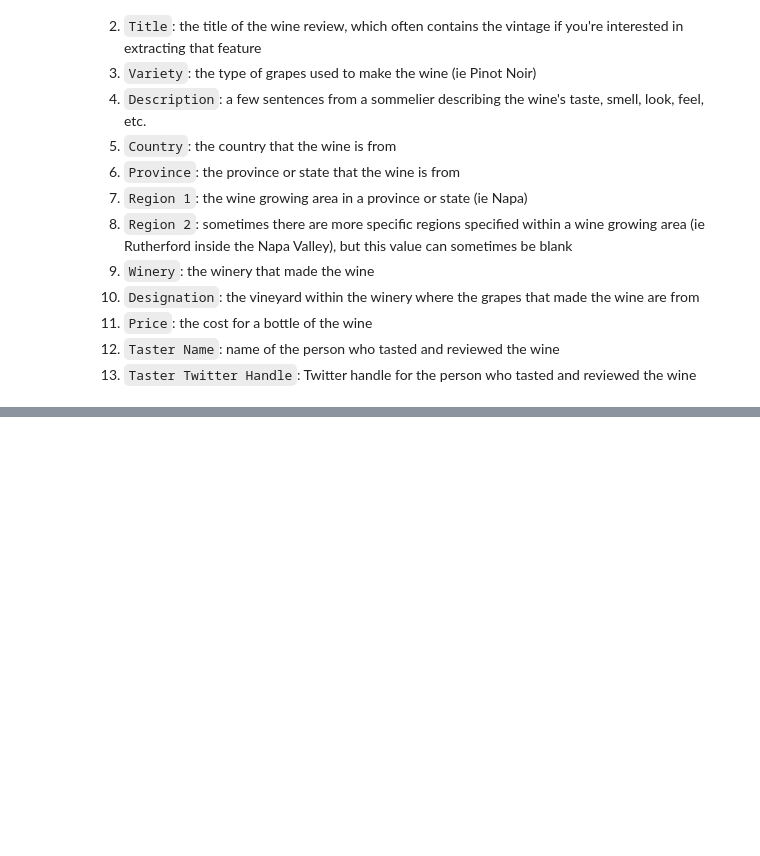
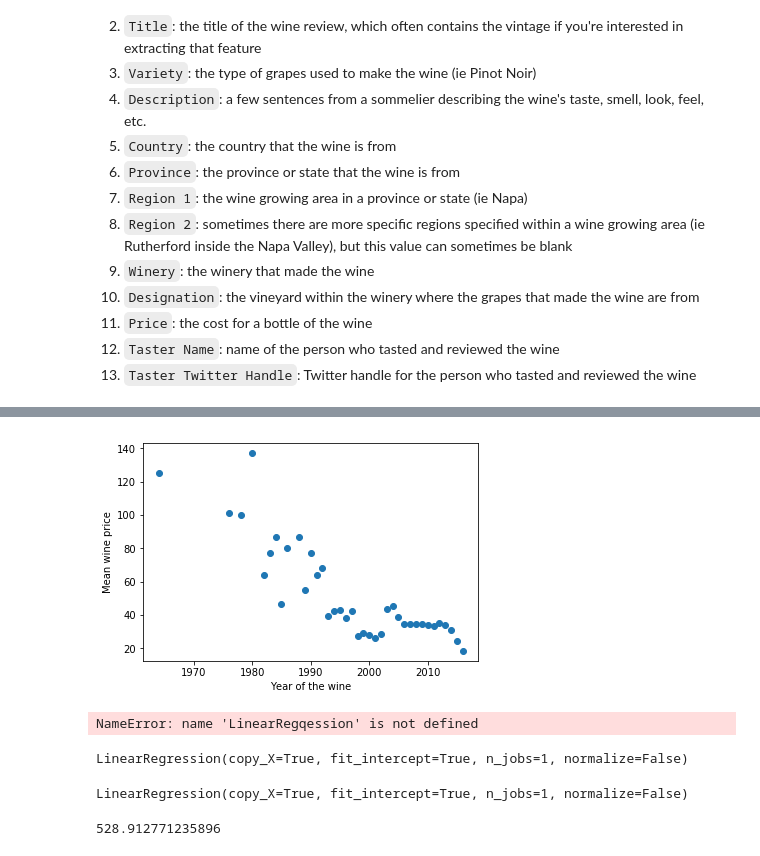
Before and after one commit to junruren/Wine-Reviews-Mining, a Jupyter notebook: data_exploration_alex.ipynb, the cells around one changed output, grey strips where cells are left out. Saved outputs shown, nothing was run; the diff lists cells and outputs as text; code cells hidden in the pictures; blank space fills up the shorter version.

```diff
--- a/data_exploration_alex.ipynb
+++ b/data_exploration_alex.ipynb
@@ -94,0 +156,27 @@ LinearRegression(copy_X=True, fit_intercept=True, n_jobs=1, normalize=False)
+# %%
+price_by_year = defaultdict(list)
+for d in data:
+    price_by_year[find_year(d['title'])[0]].append(d['price'])
+# %%
+mean_price_by_year = {y: np.mean(price_by_year[y]) for y in price_by_year}
+# %%
+years = set([find_year(d['title'])[0] for d in data])
+# %%
+x, y = zip(*[(year, mean_price_by_year[year]) for year in years])
+# %%
+plt.scatter(x, y)
+plt.xlabel('Year of the wine')
+plt.ylabel('Mean wine price')
+plt.show()
+# %% [output]
+[figure, added]
+# %%
+X = featurize(train, ['year', 'variety', 'winery'])
+y = [d['price'] for d in train]
+# %% [output]
+NameError: name 'LinearRegqession' is not defined
+# %%
+reg = LinearRegression()
+reg.fit(X, y)
+# %% [output]
+LinearRegression(copy_X=True, fit_intercept=True, n_jobs=1, normalize=False)
@@ -94,0 +191,4 @@ LinearRegression(copy_X=True, fit_intercept=True, n_jobs=1, normalize=False)
+# %%
+reg.fit(X_year, y)
+# %% [output]
+LinearRegression(copy_X=True, fit_intercept=True, n_jobs=1, normalize=False)
@@ -94,0 +197,4 @@ LinearRegression(copy_X=True, fit_intercept=True, n_jobs=1, normalize=False)
+# %%
+mse(p, y)
+# %% [output]
+528.912771235896
```
Also changed, not shown: parts of 47 cells of this notebook.
